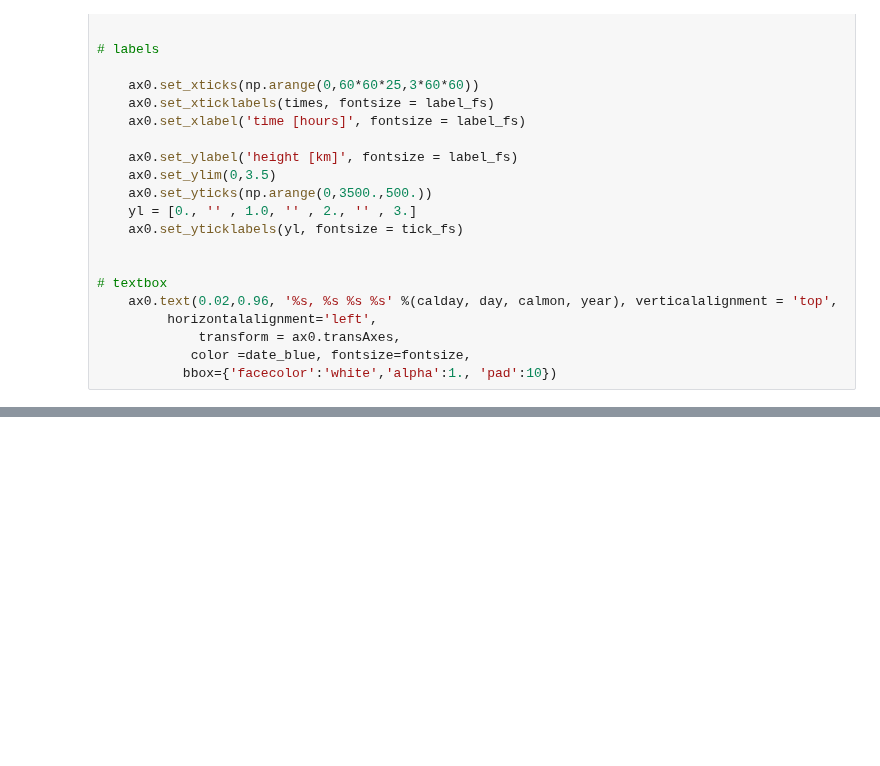
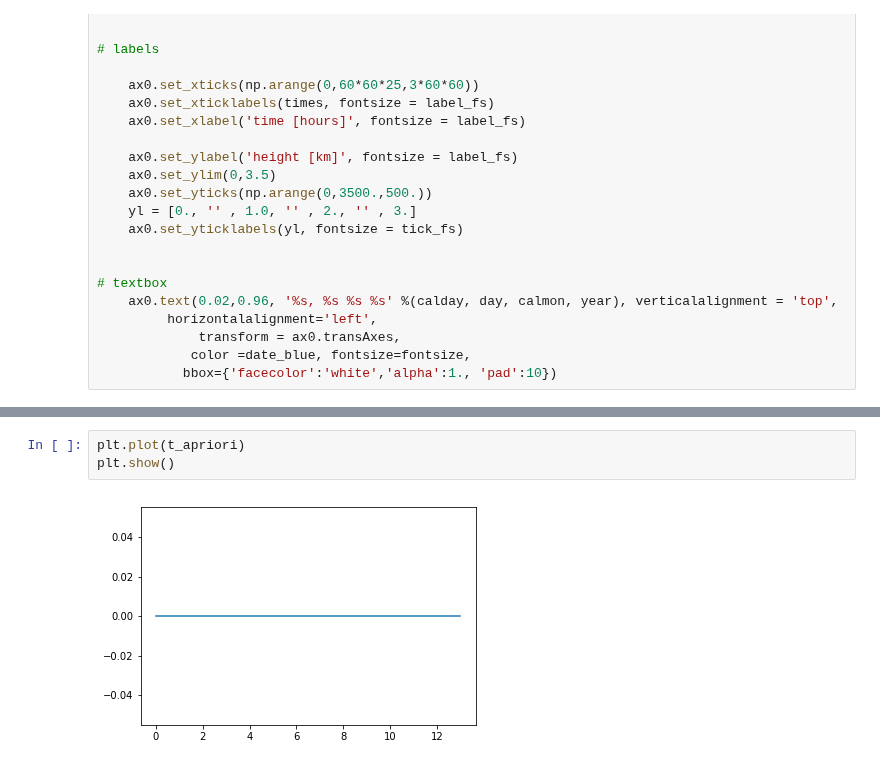
Before and after one commit to franzihe/Python_Masterthesis, a Jupyter notebook: Retrieval/plt_MRR_sfcT.ipynb, the cells around one changed output, grey strips where cells are left out. Saved outputs shown, nothing was run; the diff lists cells and outputs as text; blank space fills up the shorter version.

```diff
--- a/Retrieval/plt_MRR_sfcT.ipynb
+++ b/Retrieval/plt_MRR_sfcT.ipynb
@@ -250,0 +257,5 @@ for day in t:
+# %%
+plt.plot(t_apriori)
+plt.show()
+# %% [output]
+[figure, added]
```
Also changed, not shown: parts of 4 cells of this notebook.
